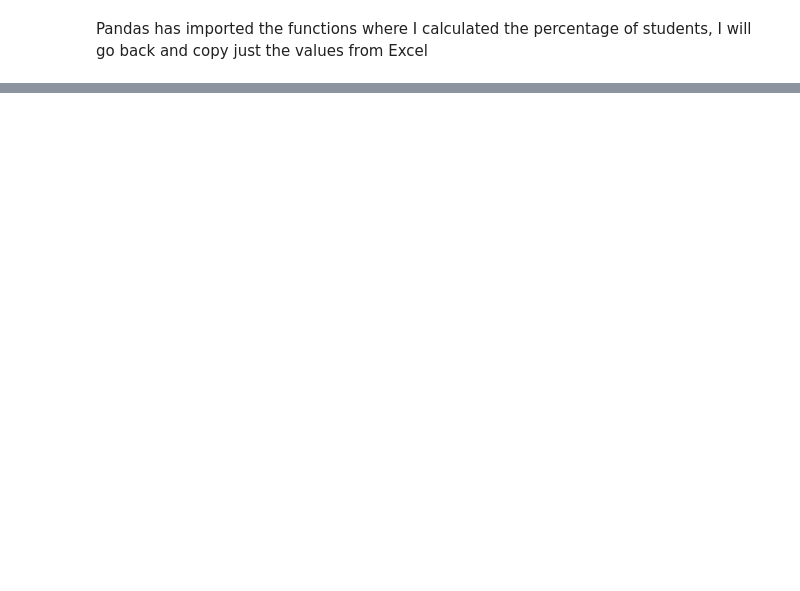
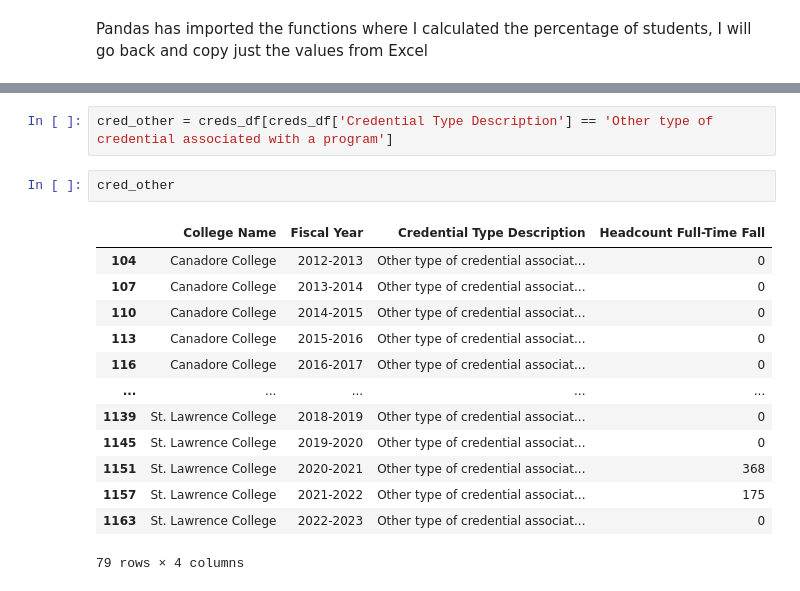
Before and after one commit to tjjdoherty/canadian-psi-project, a Jupyter notebook: on_colleges.ipynb, the cells around one changed output, grey strips where cells are left out. Saved outputs shown, nothing was run; the diff lists cells and outputs as text; blank space fills up the shorter version.

```diff
--- a/on_colleges.ipynb
+++ b/on_colleges.ipynb
@@ -100,0 +265,18 @@ Pandas has imported the functions where I calculated the percentage of students,
+# %%
+cred_other = creds_df[creds_df['Credential Type Description'] == 'Other type of credential associated with a program']
+# %%
+cred_other
+# %% [output]
+|  | College Name | Fiscal Year | Credential Type Description | Headcount Full-Time Fall |
+| 104 | Canadore College | 2012-2013 | Other type of credential associat... | 0 |
+| 107 | Canadore College | 2013-2014 | Other type of credential associat... | 0 |
+| 110 | Canadore College | 2014-2015 | Other type of credential associat... | 0 |
+| 113 | Canadore College | 2015-2016 | Other type of credential associat... | 0 |
+| 116 | Canadore College | 2016-2017 | Other type of credential associat... | 0 |
+| ... | ... | ... | ... | ... |
+| 1139 | St. Lawrence College | 2018-2019 | Other type of credential associat... | 0 |
+| 1145 | St. Lawrence College | 2019-2020 | Other type of credential associat... | 0 |
+| 1151 | St. Lawrence College | 2020-2021 | Other type of credential associat... | 368 |
+| 1157 | St. Lawrence College | 2021-2022 | Other type of credential associat... | 175 |
+| 1163 | St. Lawrence College | 2022-2023 | Other type of credential associat... | 0 |
+79 rows × 4 columns
```
Also changed, not shown: parts of 28 cells of this notebook.
